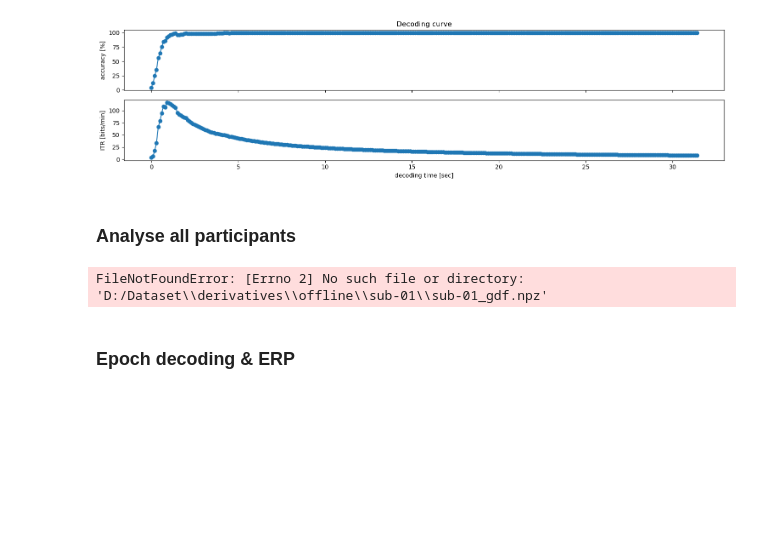
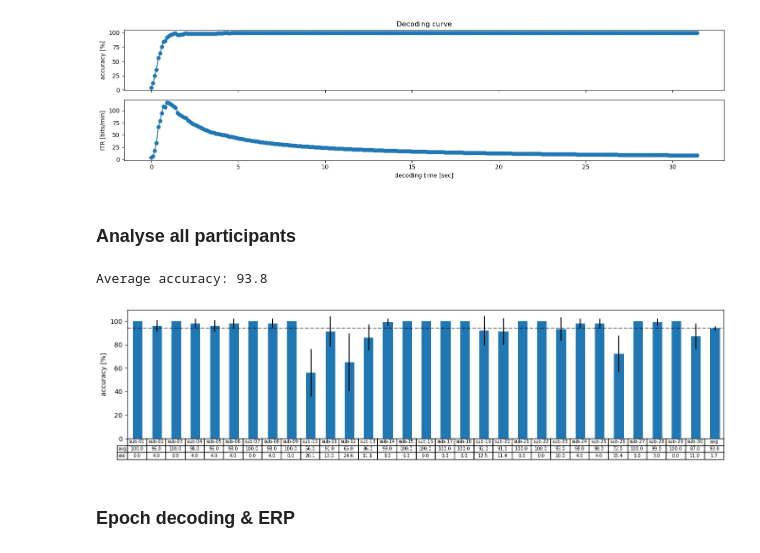
Before and after one commit to sgyu0/EEG2Code, a Jupyter notebook: Thesis Data Analysis 300Hz.ipynb, the cells around one changed output. Drawn from its saved outputs; the diff is of its cells as text; code cells hidden in the pictures; blank space fills up the shorter version.

```diff
--- a/Thesis Data Analysis 300Hz.ipynb
+++ b/Thesis Data Analysis 300Hz.ipynb
@@ -435,7 +435,7 @@ for i_subject in range(n_subjects):
     subject = subjects[i_subject]
 
     # Load data
-    fn = os.path.join(path, "derivatives", "offline", subject, f"{subject}_gdf.npz")
+    fn = os.path.join(path, "derivatives300", "offline", subject, f"{subject}_gdf.npz")
     tmp = np.load(fn)
     fs = tmp["fs"]
     X = tmp["X"][:n_trials, :, :int(trialtime * fs)]
@@ -452,34 +452,35 @@ for i_subject in range(n_subjects):
         rcca = pynt.classifiers.rCCA(codes=V, fs=fs, event="duration", transient_size=0.3, onset_event=True)
         rcca.fit(X_trn, y_trn)
 
         # Apply classifier
         yh_tst = rcca.predict(X_tst)
 
         # Compute accuracy
         accuracy[i_subject, i_fold] = 100 * np.mean(yh_tst == y_tst)
 
 # Add average to accuracies
 subjects += ["avg"]
 avg = np.mean(accuracy, axis=0, keepdims=True)
 accuracy = np.concatenate((accuracy, avg), axis=0)
 
 # Plot accuracy
 plt.figure(figsize=(18, 4))
 plt.axhline(accuracy.mean(), linestyle="--", color="k", alpha=0.5)
 avg = accuracy.mean(axis=1)
 std = accuracy.std(axis=1)
 plt.bar(np.arange(1 + n_subjects) + 0.3, avg, 0.5, yerr=std)
 plt.table(cellText=[np.round(avg, 1), np.round(std, 1)],
           loc='bottom', rowLabels=["avg", "std"],
           colLabels=subjects, cellLoc="center")
 plt.subplots_adjust(left=0.2, bottom=0.2)
 plt.xticks([])
 plt.ylabel("accuracy [%]")
 plt.xlim([-0.25, n_subjects + 0.75])
 
 print(f"Average accuracy: {avg.mean():.1f}")
 # %% [output]
-FileNotFoundError: [Errno 2] No such file or directory: 'D:/Dataset\\derivatives\\offline\\sub-01\\sub-01_gdf.npz'
+Average accuracy: 93.8
+[figure, added]
 # %% [markdown]
 ### Epoch decoding & ERP
 # %%
```
Also changed, not shown: parts of 5 cells of this notebook.
